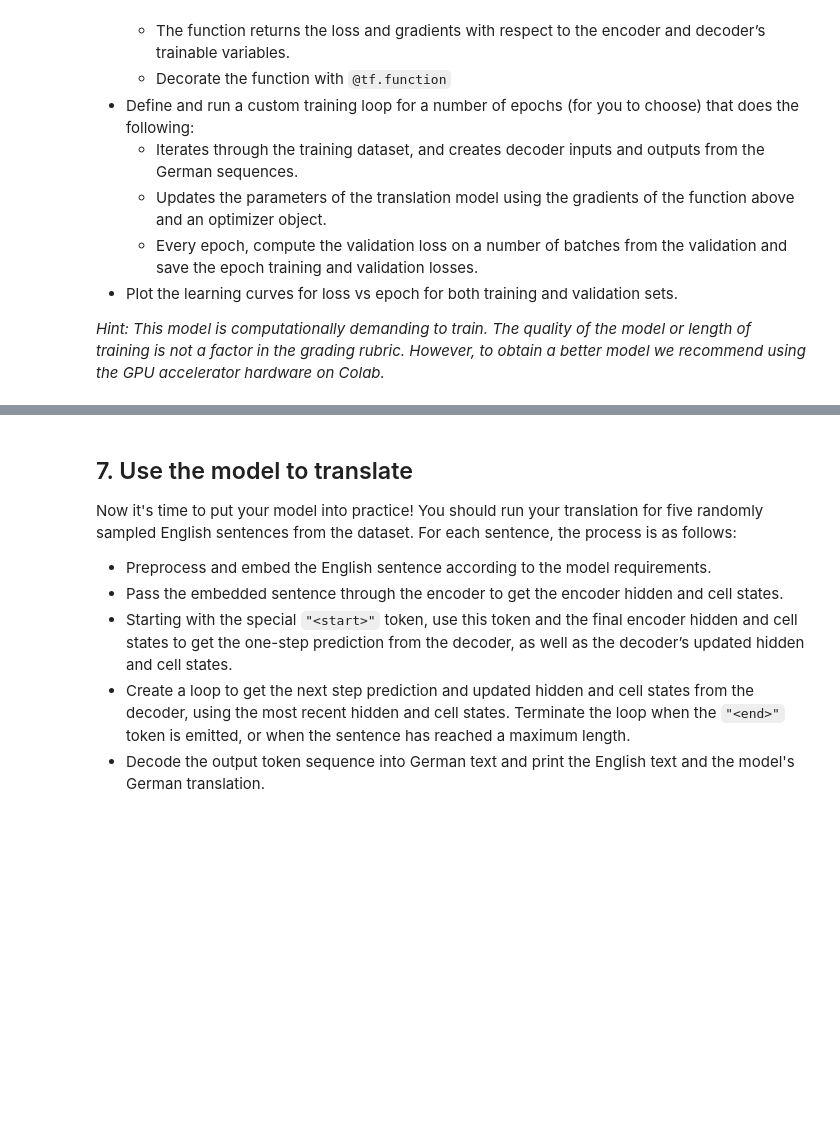
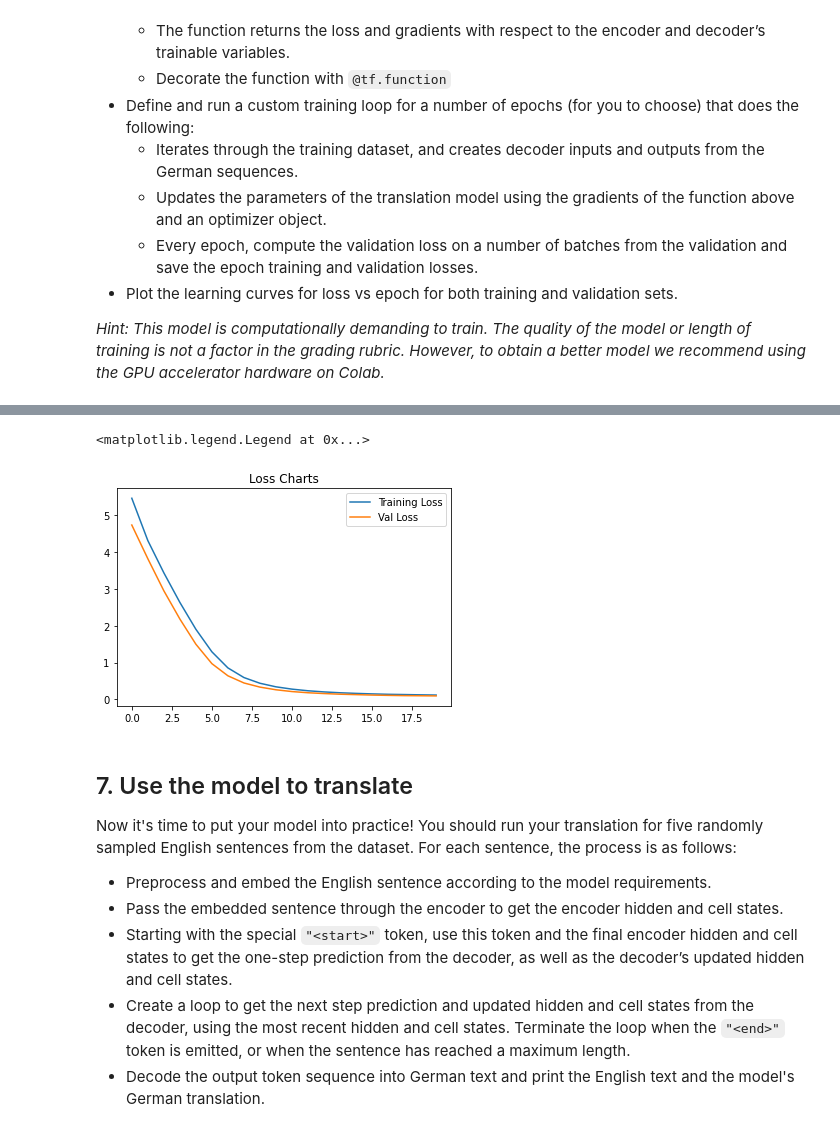
Before and after one commit to hjesse92/Neural-Translation, a Jupyter notebook: Capstone_Project.ipynb, the cells around one changed output, grey strips where cells are left out. Saved outputs shown, nothing was run; the diff lists cells and outputs as text; code cells hidden in the pictures; blank space fills up the shorter version.

```diff
--- a/Capstone_Project.ipynb
+++ b/Capstone_Project.ipynb
@@ -300,9 +307,8 @@ The encoder network follows the schematic diagram above. You should now build th
 * Print the model summary for the encoder network.
 # %%
 def encoder_model(inputs_batch):
-    inputs = Input(batch_shape=inputs_batch.shape)
+    inputs = Input(shape=(13,128))
     h = EndTokenLayer()(inputs)
-    # h = Masking([(lambda x: x*0)(x) for x in range(128)])(h)
     h = Masking(0)(h)
     _, state_h, state_c = LSTM(512, return_sequences=True, return_state=True)(h)
 
@@ -310,4 +316,5 @@ def encoder_model(inputs_batch):
 
     return model
 # %%
-enc_model = encoder_model(next(iter(train_dataset.take(1)))[0])
+test_tensor = next(iter(train_dataset.take(1)))[0]
+enc_model = encoder_model(test_tensor)
@@ -420,13 +433,9 @@ def GermanConversion(german_data):
 # %%
 @tf.function
 def forwardbackward(english_input, german_input, german_output):
-
-  hidden, cell = enc_model(english_input)
-  model_outputs, _, _ = dec_model(german_input, tf.convert_to_tensor(hidden), tf.convert_to_tensor(cell))
-
   with tf.GradientTape() as tape:
-    tape.watch(enc_model.trainable_variables)
-    tape.watch(dec_model.trainable_variables)
+    hidden, cell = enc_model(english_input)
+    model_outputs, _, _ = dec_model(german_input, tf.convert_to_tensor(hidden), tf.convert_to_tensor(cell))
 
     cross_entropy = tf.keras.losses.SparseCategoricalCrossentropy(from_logits=True)
     loss_value = cross_entropy(german_output, model_outputs)
@@ -485,3 +498,11 @@ ValueError: ignored
+# %%
+plt.title('Loss Charts')
+plt.plot(train_loss_results)
+plt.plot(val_loss_results)
+plt.legend(('Training Loss', 'Val Loss'))
+# %% [output]
+<matplotlib.legend.Legend at 0x...>
+[figure, added]
 # %% [markdown]
 ## 7. Use the model to translate
 Now it's time to put your model into practice! You should run your translation for five randomly sampled English sentences from the dataset. For each sentence, the process is as follows:
```
Also changed, not shown: parts of 15 cells of this notebook.
